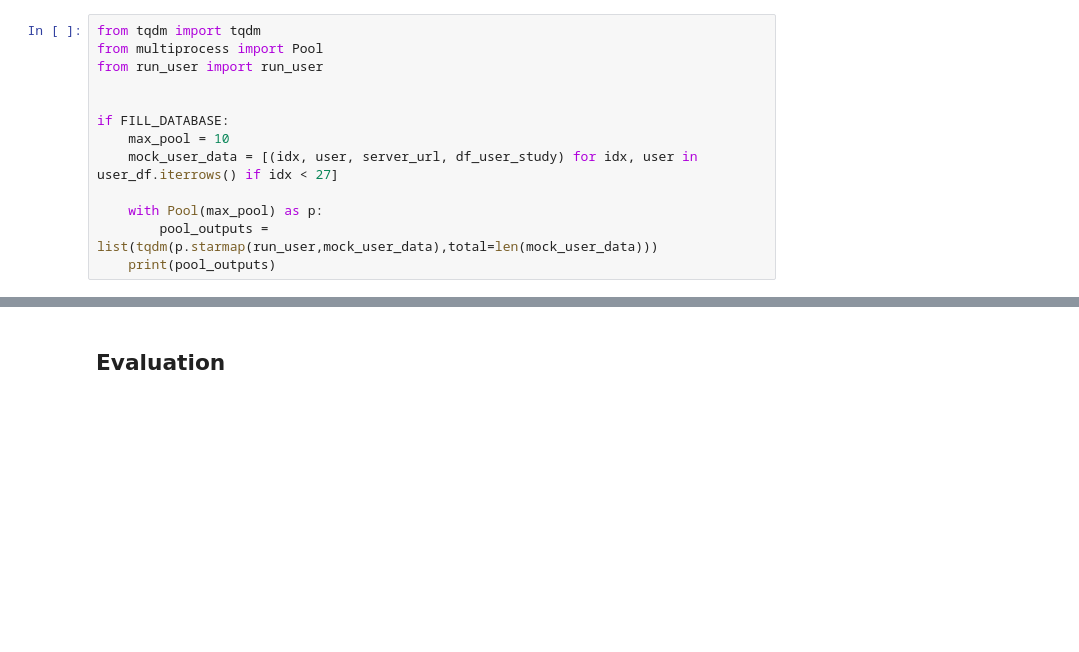
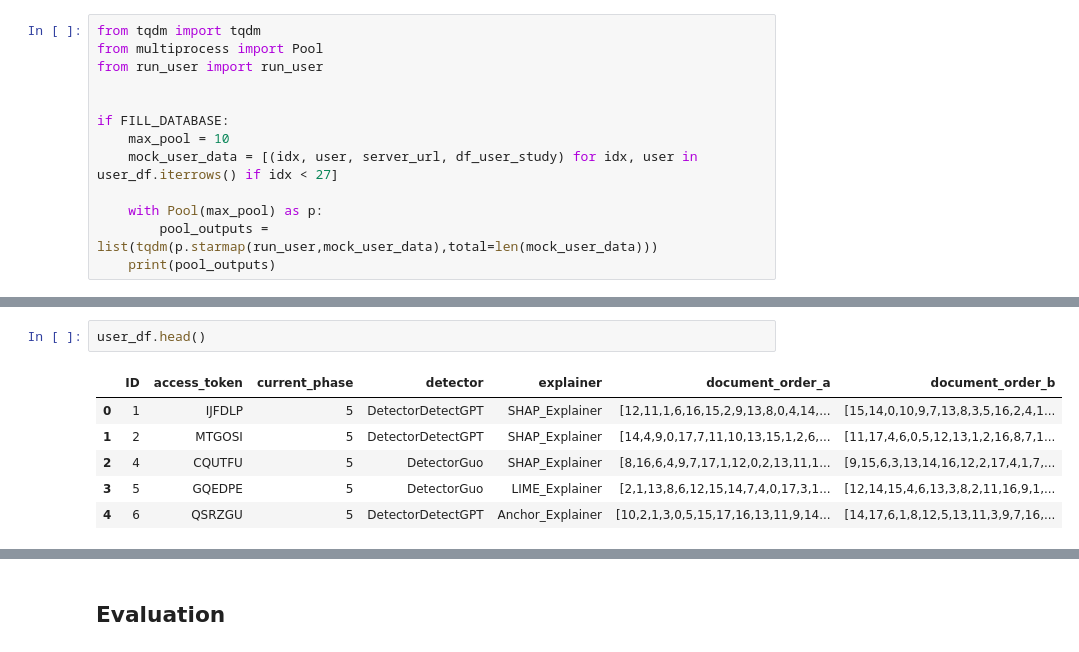
Before and after one commit to loris3/evaluation_explanation_quality, a Jupyter notebook: simulatability.ipynb, the cells around one changed output, grey strips where cells are left out. Saved outputs shown, nothing was run; the diff lists cells and outputs as text; blank space fills up the shorter version.

```diff
--- a/simulatability.ipynb
+++ b/simulatability.ipynb
@@ -136 +185,10 @@ DetectorDetectGPT  SHAP_Explainer    1
 Name: ID, dtype: int64
+# %%
+user_df.head()
+# %% [output]
+|  | ID | access_token | current_phase | detector | explainer | document_order_a | document_order_b |
+| 0 | 1 | IJFDLP | 5 | DetectorDetectGPT | SHAP_Explainer | [12,11,1,6,16,15,2,9,13,8,0,4,14,... | [15,14,0,10,9,7,13,8,3,5,16,2,4,1... |
+| 1 | 2 | MTGOSI | 5 | DetectorDetectGPT | SHAP_Explainer | [14,4,9,0,17,7,11,10,13,15,1,2,6,... | [11,17,4,6,0,5,12,13,1,2,16,8,7,1... |
+| 2 | 4 | CQUTFU | 5 | DetectorGuo | SHAP_Explainer | [8,16,6,4,9,7,17,1,12,0,2,13,11,1... | [9,15,6,3,13,14,16,12,2,17,4,1,7,... |
+| 3 | 5 | GQEDPE | 5 | DetectorGuo | LIME_Explainer | [2,1,13,8,6,12,15,14,7,4,0,17,3,1... | [12,14,15,4,6,13,3,8,2,11,16,9,1,... |
+| 4 | 6 | QSRZGU | 5 | DetectorDetectGPT | Anchor_Explainer | [10,2,1,3,0,5,15,17,16,13,11,9,14... | [14,17,6,1,8,12,5,13,11,3,9,7,16,... |
```
Also changed, not shown: parts of 55 cells of this notebook, 8 other files.
